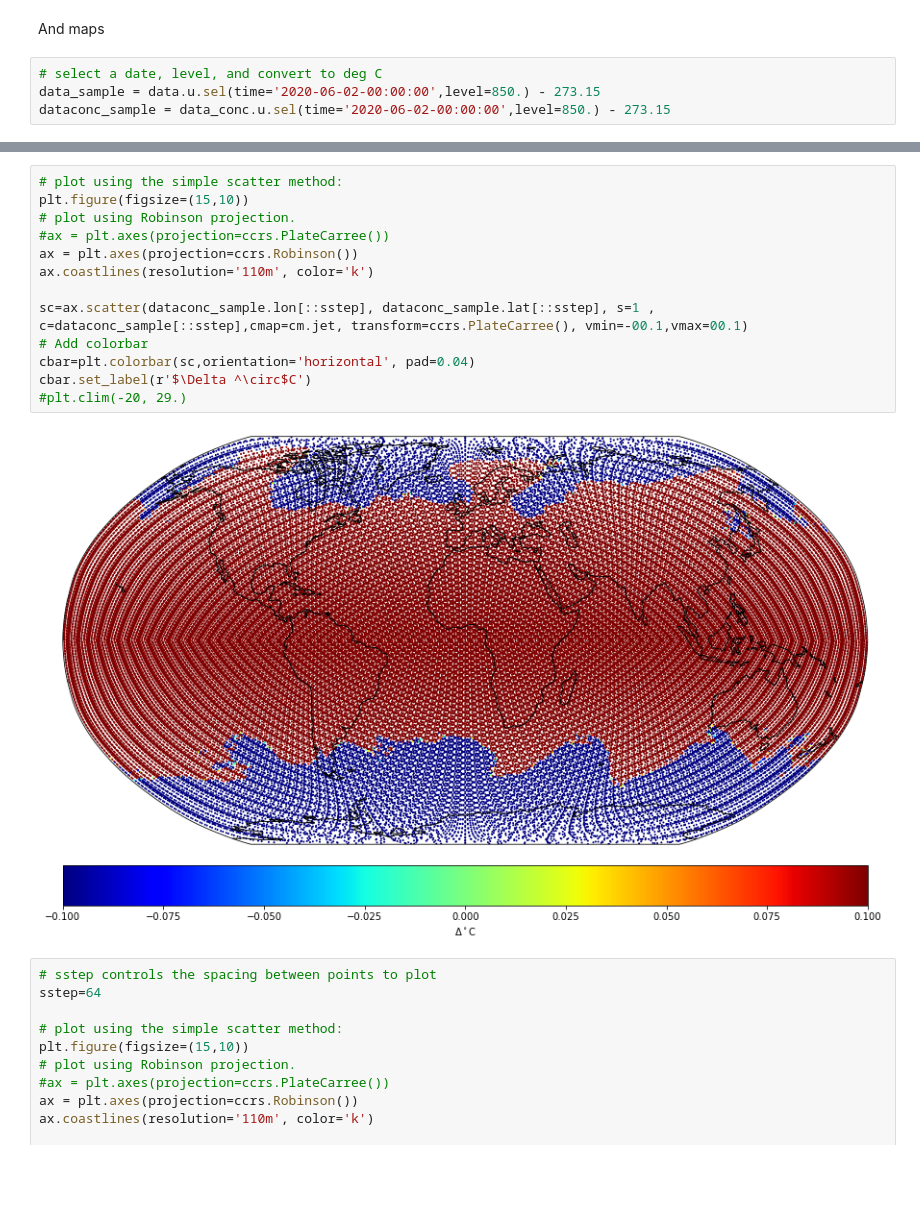
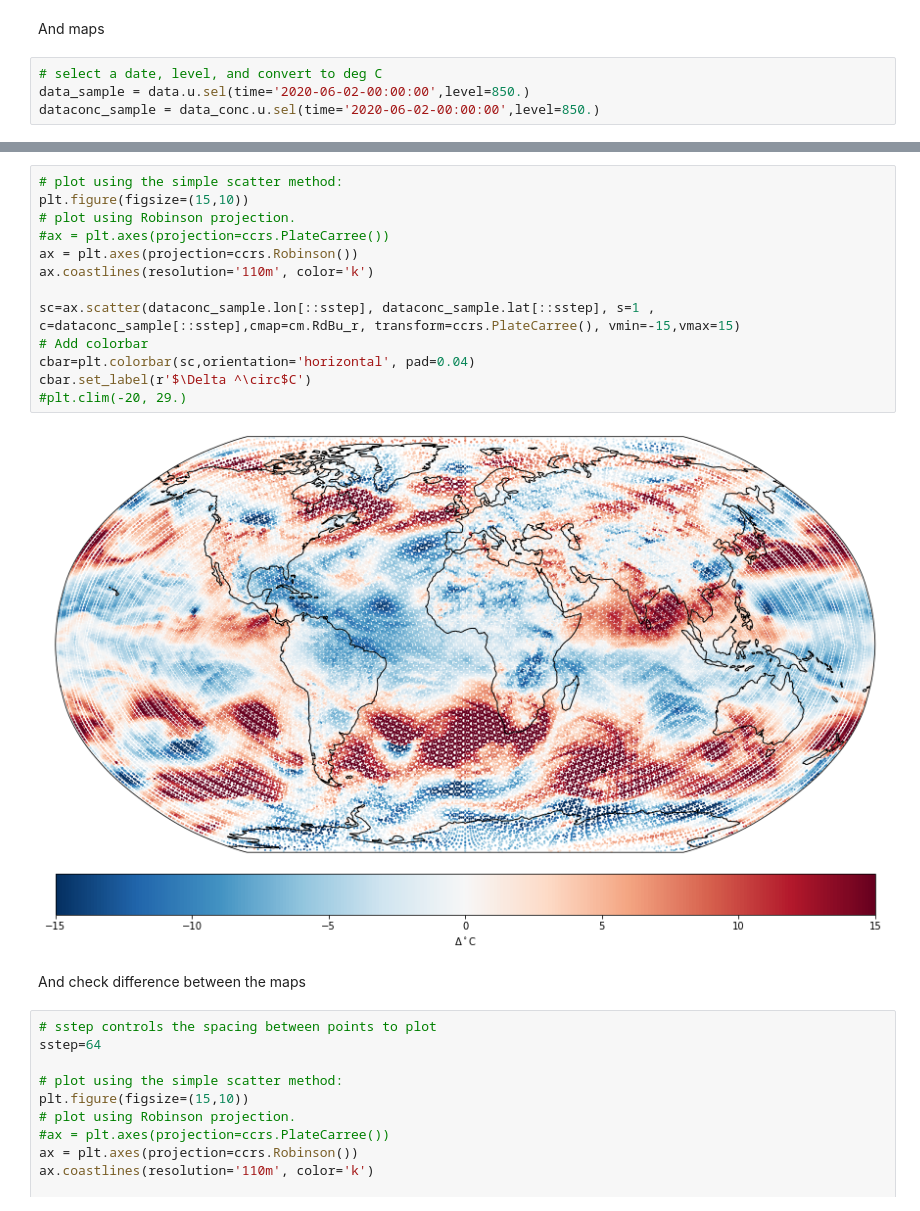
Before and after one commit to nextGEMS/nextGems_Cycle2, a Jupyter notebook: IFS/STARTHERE_IFS-concat_comparison.ipynb, the cells around one changed output, grey strips where cells are left out. Saved outputs shown, nothing was run; the diff lists cells and outputs as text; blank space fills up the shorter version.

```diff
--- a/IFS/STARTHERE_IFS-concat_comparison.ipynb
+++ b/IFS/STARTHERE_IFS-concat_comparison.ipynb
@@ -101,8 +104,8 @@ array([-12.46746826, -15.83270264, -17.65496826, ...,  -5.84832764,
 And maps
 # %%
 # select a date, level, and convert to deg C
-data_sample = data.u.sel(time='2020-06-02-00:00:00',level=850.) - 273.15
-dataconc_sample = data_conc.u.sel(time='2020-06-02-00:00:00',level=850.) - 273.15
+data_sample = data.u.sel(time='2020-06-02-00:00:00',level=850.)
+dataconc_sample = data_conc.u.sel(time='2020-06-02-00:00:00',level=850.)
 # %%
 # sstep controls the spacing between points to plot
 sstep=64
@@ -124,18 +127,20 @@ cbar.set_label(r'$\Delta ^\circ$C')
 # %%
 # plot using the simple scatter method:
 plt.figure(figsize=(15,10))
 # plot using Robinson projection.
 #ax = plt.axes(projection=ccrs.PlateCarree())
 ax = plt.axes(projection=ccrs.Robinson())
 ax.coastlines(resolution='110m', color='k')
 
-sc=ax.scatter(dataconc_sample.lon[::sstep], dataconc_sample.lat[::sstep], s=1 , c=dataconc_sample[::sstep],cmap=cm.jet, transform=ccrs.PlateCarree(), vmin=-00.1,vmax=00.1)
+sc=ax.scatter(dataconc_sample.lon[::sstep], dataconc_sample.lat[::sstep], s=1 , c=dataconc_sample[::sstep],cmap=cm.RdBu_r, transform=ccrs.PlateCarree(), vmin=-15,vmax=15)
 # Add colorbar
 cbar=plt.colorbar(sc,orientation='horizontal', pad=0.04)
 cbar.set_label(r'$\Delta ^\circ$C')
 #plt.clim(-20, 29.)
 # %% [output]
-[figure, old version]
+[figure, new version]
+# %% [markdown]
+And check difference between the maps
 # %%
 # sstep controls the spacing between points to plot
 sstep=64
```
Also changed, not shown: parts of 4 cells of this notebook.
